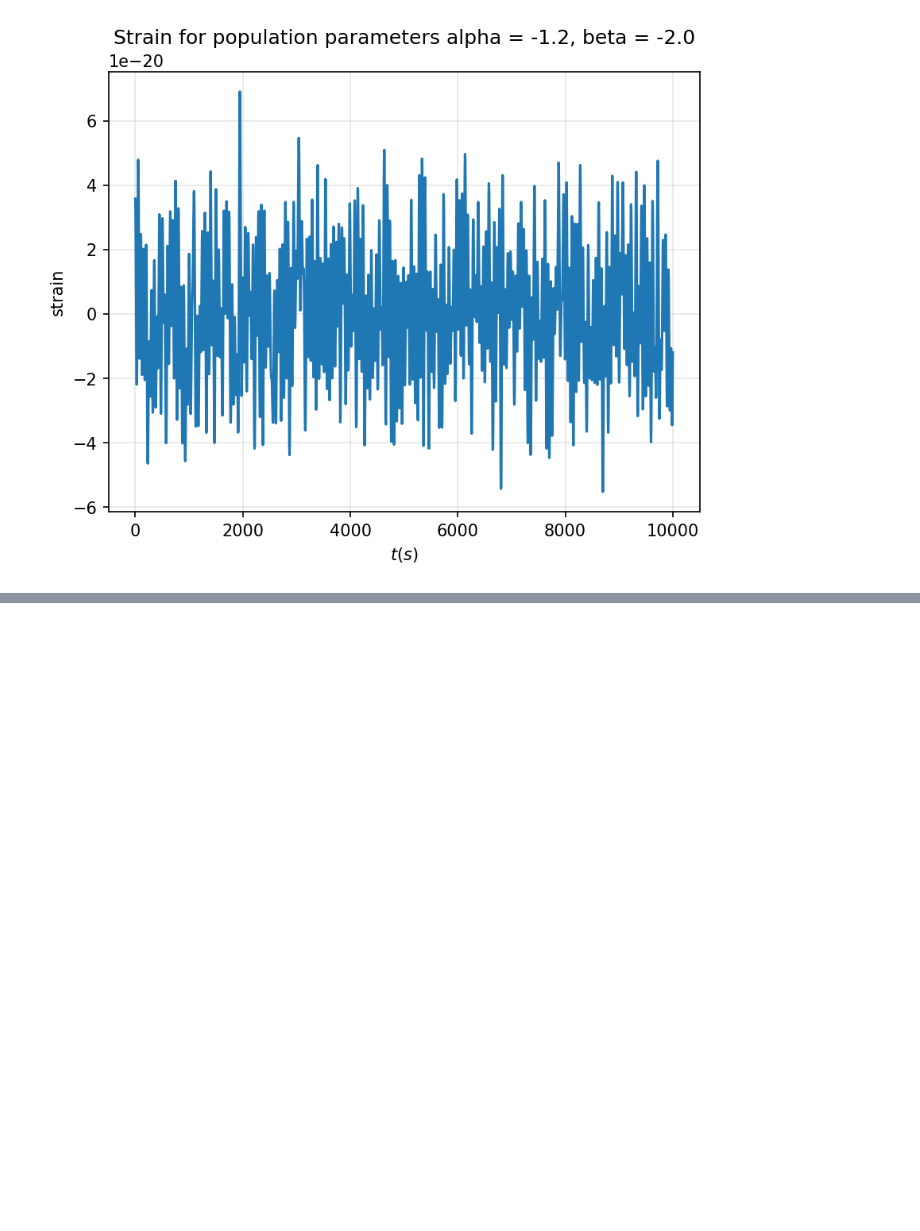
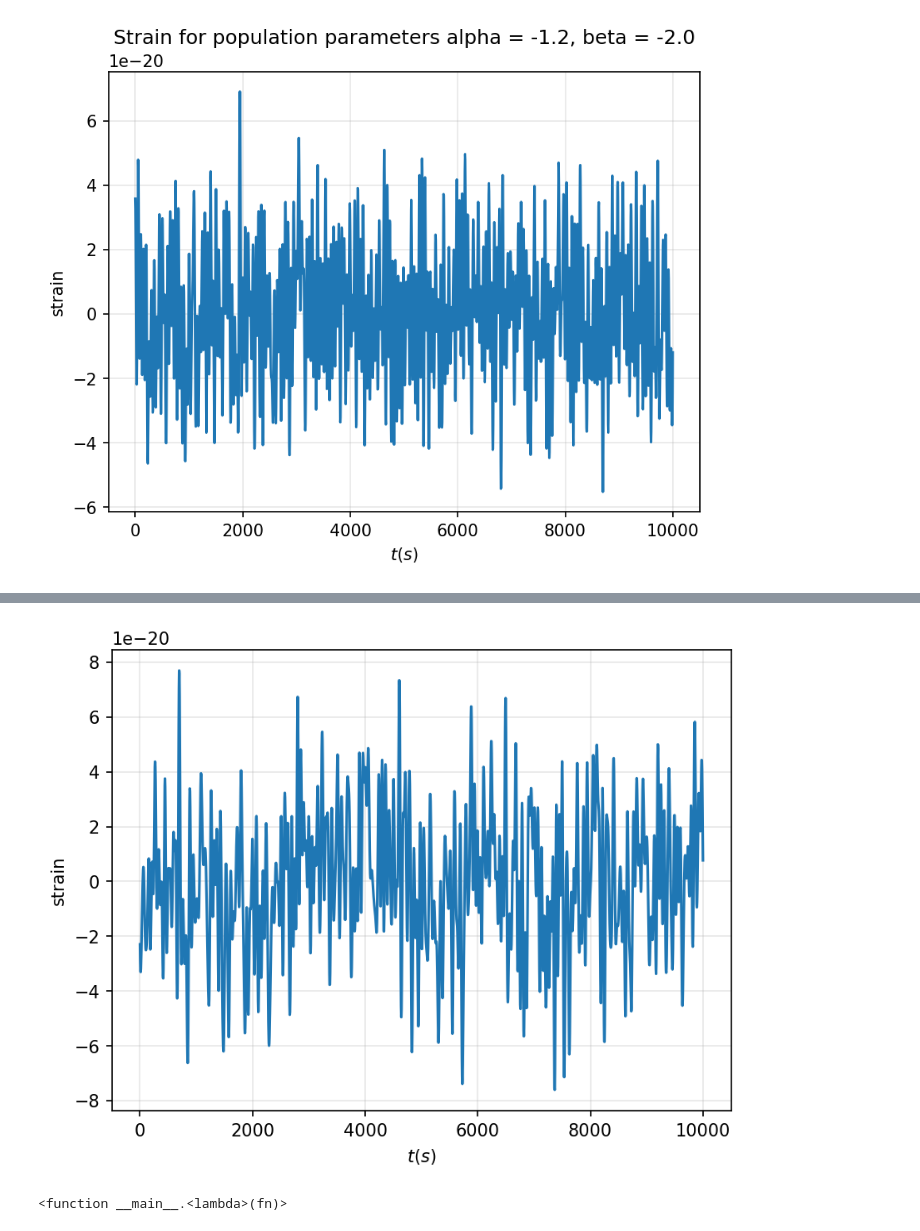
Before and after one commit to criswellalexander/gb-population-inference, a Jupyter notebook: datageneration/DataGeneration.ipynb, the cells around one changed output, grey strips where cells are left out. Saved outputs shown, nothing was run; the diff lists cells and outputs as text; code cells hidden in the pictures; blank space fills up the shorter version.

Commit message:
updated datageneration package

```diff
--- a/datageneration/DataGeneration.ipynb
+++ b/datageneration/DataGeneration.ipynb
@@ -125,0 +130,15 @@ plt.show()
+# %%
+import numpy as np
+from datageneration import PowerLawChirpPowerLawSeperation
+
+## Define the ranges over which the population distribution exists
+
+limits = {'chirp_mass':          [0.5, 1.4],  # In solar masses
+          'seperation':          [0.5, 20],   # In 1e8 meters
+          'luminosity_distance': [1, 50],     # In kilo parsecs
+          'phase':               [0, 2*np.pi]}
+
+## Instantiate the population distribution object
+
+dist = PowerLawChirpPowerLawSeperation(limits=limits,
+                                       distance_power_law_index=1)   # p(d) ~ d
@@ -125,0 +163,10 @@ plt.show()
+# %%
+Lambda = {'alpha' : 3.0, 'beta' : -2.0}
+ts, strain = dist.generate_time_series(Lambda, N_white_dwarfs=1000)
+dist.plot_time_series(ts, strain)
+# %% [output]
+[figure, added]
+# %%
+lambda fn : fn.__code__.co_varnames[:fn.__code__.co_argcount]
+# %% [output]
+<function __main__.<lambda>(fn)>
```
Also changed, not shown: parts of 4 cells of this notebook, 11 other files.
